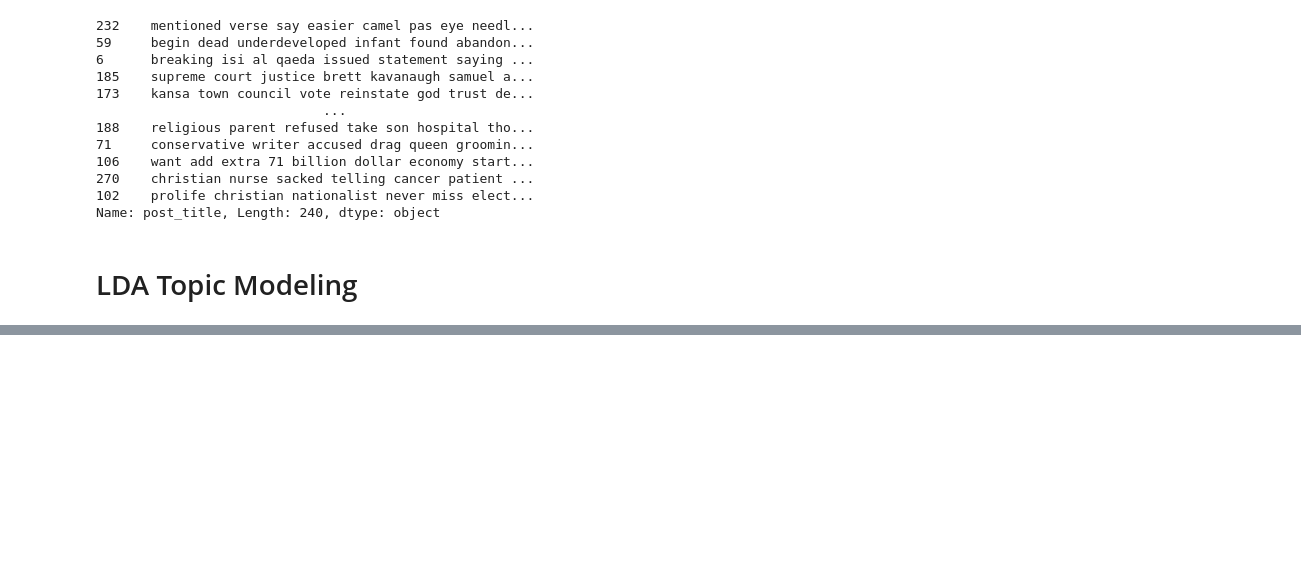
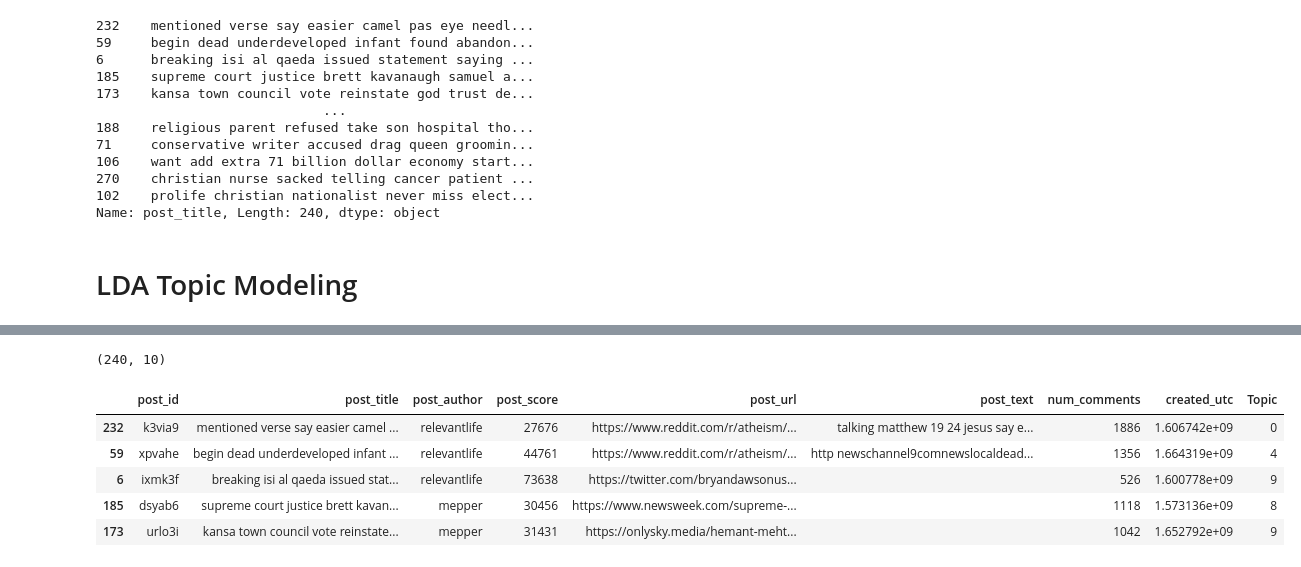
Before and after one commit to xmegan10/Reddit-Atheism-Sentiment-Comment-Prediction, a Jupyter notebook: ath_reddit_proj.ipynb, the cells around one changed output, grey strips where cells are left out. Saved outputs shown, nothing was run; the diff lists cells and outputs as text; code cells hidden in the pictures; blank space fills up the shorter version.

```diff
--- a/ath_reddit_proj.ipynb
+++ b/ath_reddit_proj.ipynb
@@ -460,0 +536,16 @@ NotFittedError: Vocabulary not fitted or provided
+# %%
+final_topics = LDA_model.transform(dtm)
+final_topics.shape
+# %% [output]
+(240, 10)
+# %%
+posts_labeled = posts.copy()
+posts_labeled["Topic"] = final_topics.argmax(axis = 1)
+posts_labeled.head()
+# %% [output]
+|  | post_id | post_title | post_author | post_score | post_url | post_text | num_comments | created_utc | Topic |
+| 232 | k3via9 | mentioned verse say easier camel ... | relevantlife | 27676 | https://www.reddit.com/r/atheism/... | talking matthew 19 24 jesus say e... | 1886 | 1.606742e+09 | 0 |
+| 59 | xpvahe | begin dead underdeveloped infant ... | relevantlife | 44761 | https://www.reddit.com/r/atheism/... | http newschannel9comnewslocaldead... | 1356 | 1.664319e+09 | 4 |
+| 6 | ixmk3f | breaking isi al qaeda issued stat... | relevantlife | 73638 | https://twitter.com/bryandawsonus... |  | 526 | 1.600778e+09 | 9 |
+| 185 | dsyab6 | supreme court justice brett kavan... | mepper | 30456 | https://www.newsweek.com/supreme-... |  | 1118 | 1.573136e+09 | 8 |
+| 173 | urlo3i | kansa town council vote reinstate... | mepper | 31431 | https://onlysky.media/hemant-meht... |  | 1042 | 1.652792e+09 | 9 |
```
Also changed, not shown: parts of 14 cells of this notebook.
